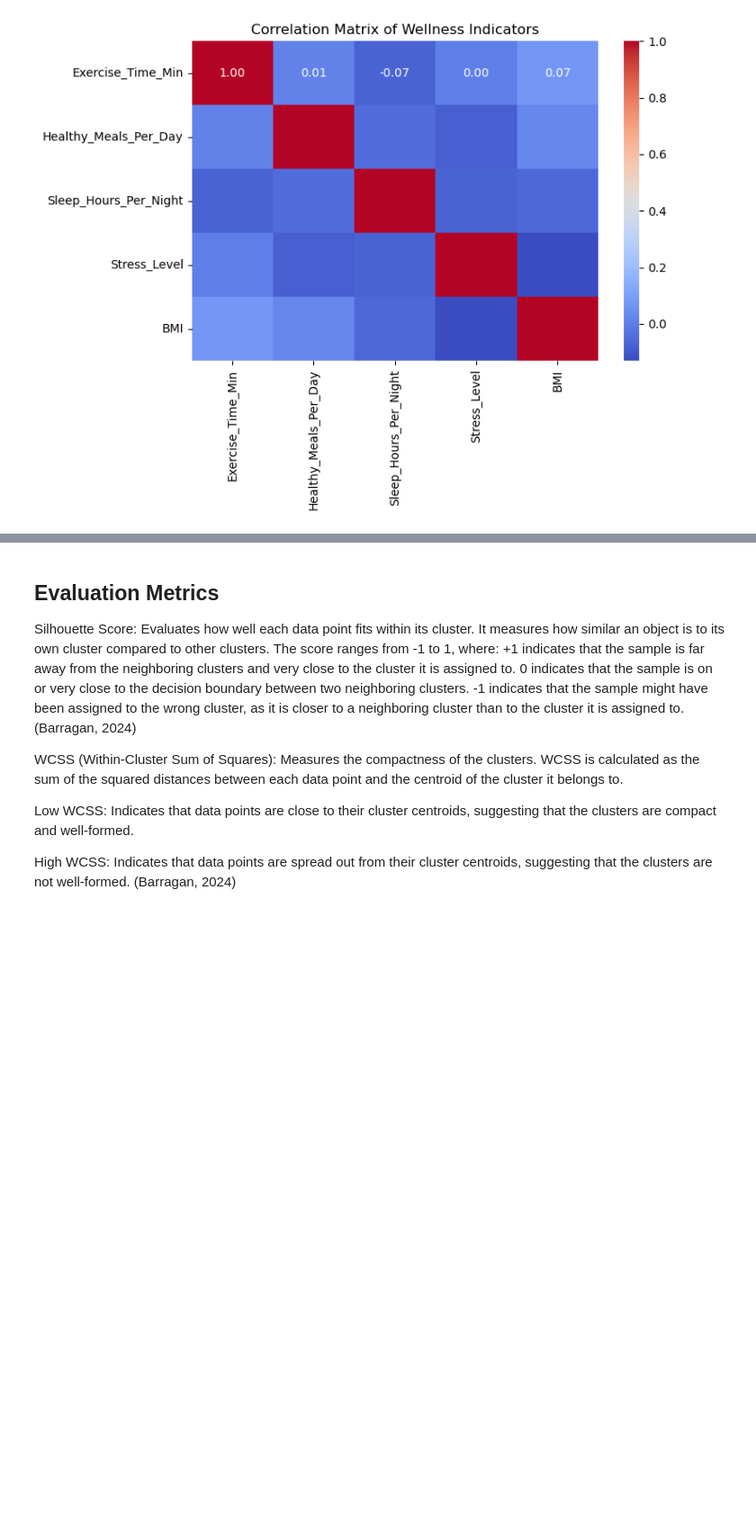
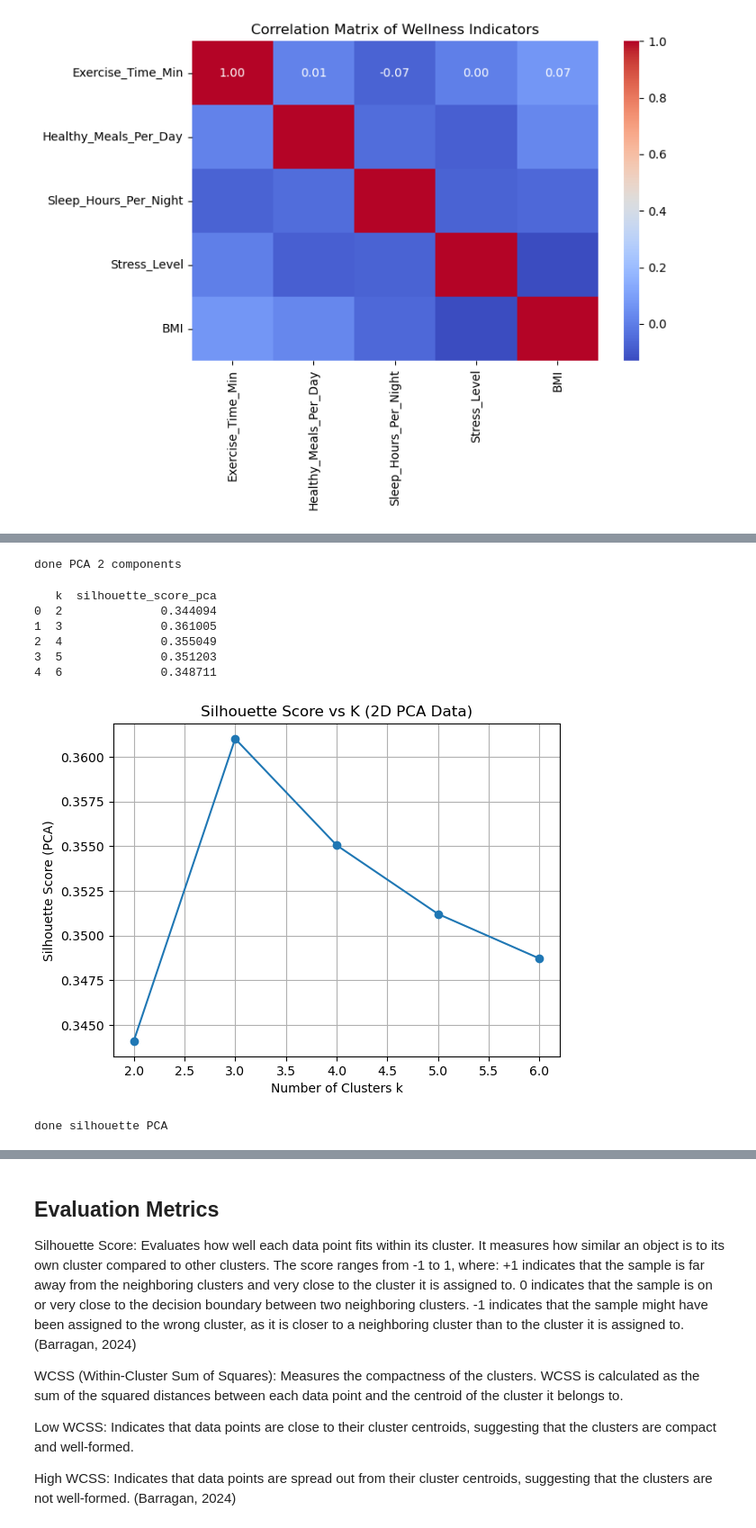
Before and after one commit to youngsm113/Lab3-Clustering, a Jupyter notebook: ML-Lab3.ipynb, the cells around one changed output, grey strips where cells are left out. Shown: that part at 90% size. Drawn from its saved outputs; the diff is of its cells as text; code cells hidden in the pictures; blank space fills up the shorter version.

```diff
--- a/ML-Lab3.ipynb
+++ b/ML-Lab3.ipynb
@@ -171,0 +181,44 @@ plt.show()
+# %%
+# Apply PCA with 2 components and evaluate silhouette scores for k=2..6
+from sklearn.cluster import KMeans
+from sklearn.metrics import silhouette_score
+import matplotlib.pyplot as plt
+
+# PCA with 2 components
+pca2 = PCA(n_components=2)
+pca2_transformed = pca2.fit_transform(scaled)
+print("done PCA 2 components")
+
+# Silhouette on 2D PCA data
+sil_scores_pca = []
+K_range = range(2,7)
+for k in K_range:
+    km = KMeans(n_clusters=k, random_state=42)
+    labels_pca = km.fit_predict(pca2_transformed)
+    score_pca = silhouette_score(pca2_transformed, labels_pca)
+    sil_scores_pca.append(score_pca)
+
+# Results table
+df_sil_pca = pd.DataFrame({'k': list(K_range), 'silhouette_score_pca': sil_scores_pca})
+print(df_sil_pca)
+
+# Plot
+plt.figure()
+plt.plot(list(K_range), sil_scores_pca, marker='o')
+plt.title('Silhouette Score vs K (2D PCA Data)')
+plt.xlabel('Number of Clusters k')
+plt.ylabel('Silhouette Score (PCA)')
+plt.grid(True)
+plt.show()
+
+print("done silhouette PCA")
+# %% [output]
+done PCA 2 components
+   k  silhouette_score_pca
+0  2              0.344094
+1  3              0.361005
+2  4              0.355049
+3  5              0.351203
+4  6              0.348711
+[figure, added]
+done silhouette PCA
```
Also changed, not shown: parts of 28 cells of this notebook, 1 other file.
